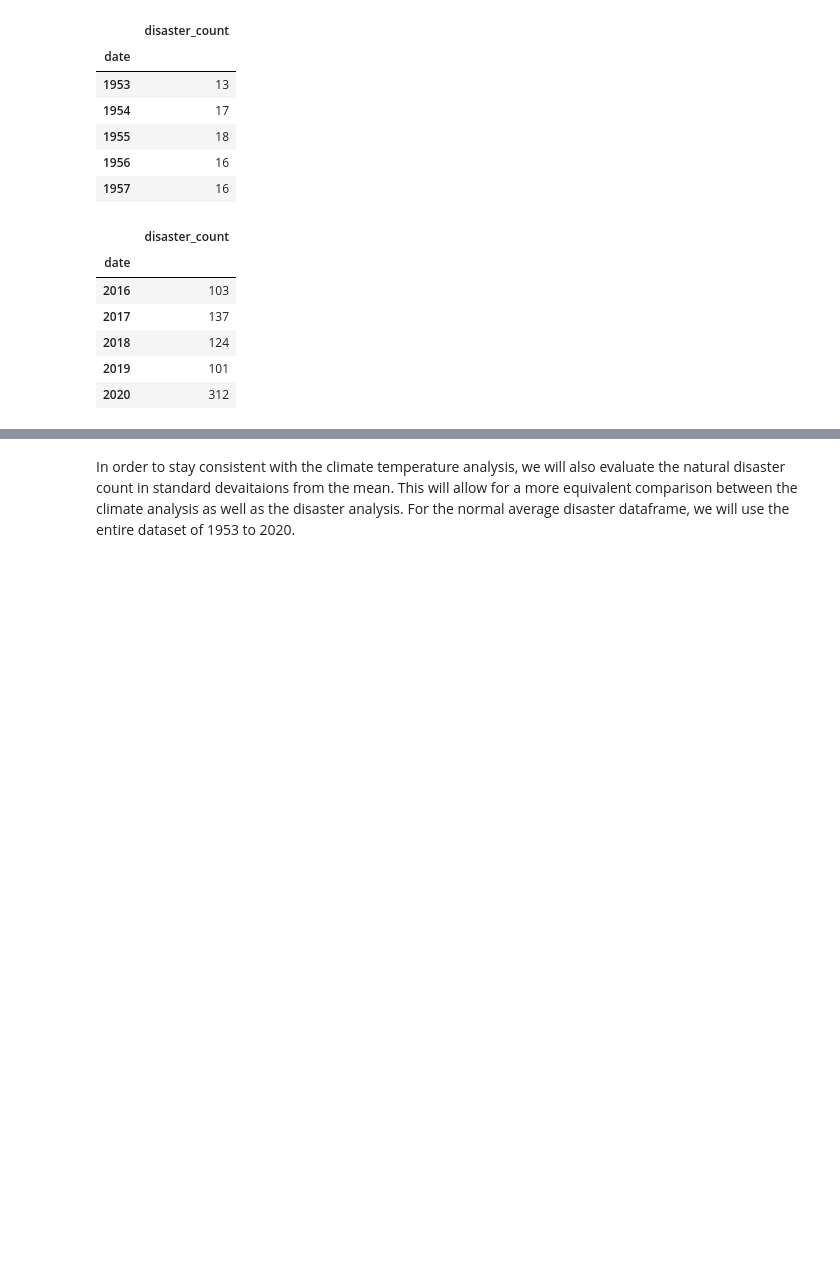
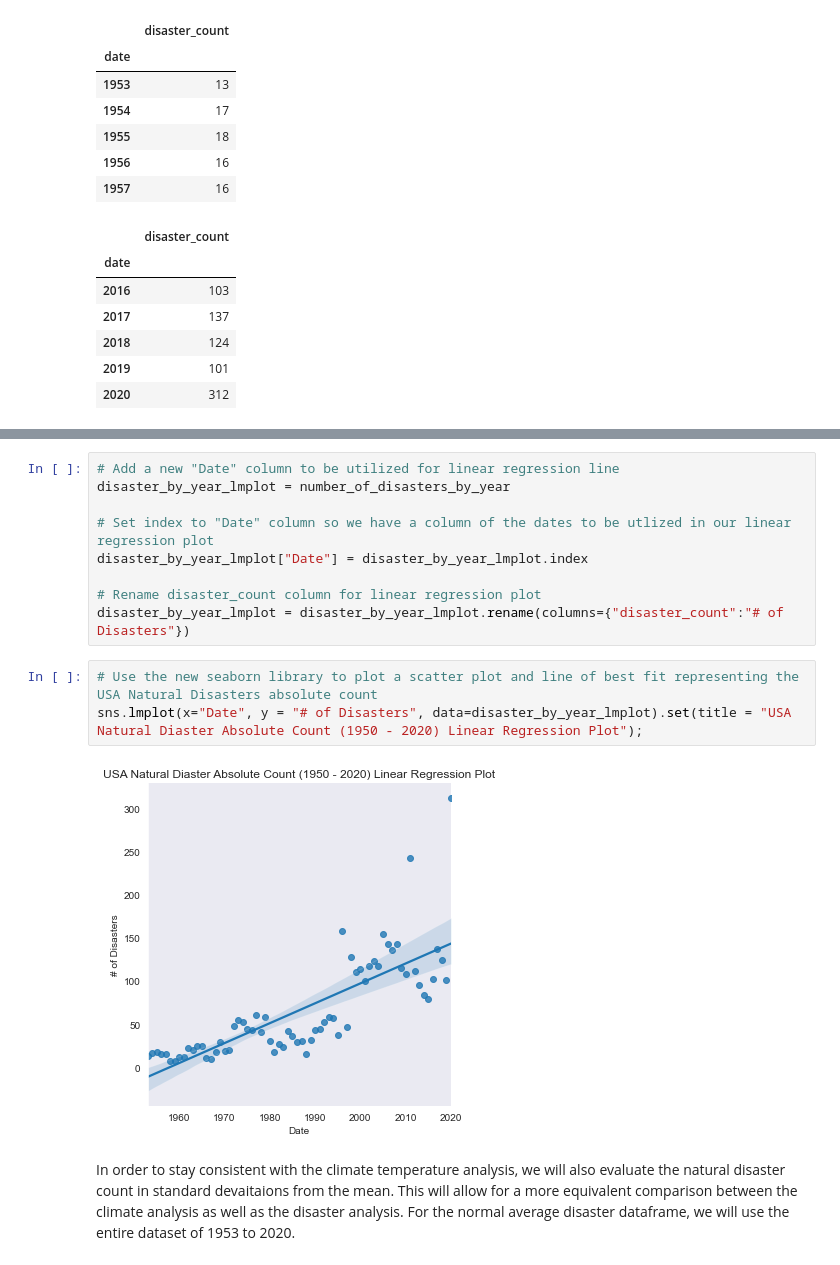
Before and after one commit to joshuacreveling/Group_Project_1, a Jupyter notebook: commodities_prices_vs_climate_change.ipynb, the cells around one changed output, grey strips where cells are left out. Cells and saved outputs as stored; diff of their text form; blank space fills up the shorter version.

```diff
--- a/commodities_prices_vs_climate_change.ipynb
+++ b/commodities_prices_vs_climate_change.ipynb
@@ -475,3 +482,17 @@ number_of_disasters_by_year.hvplot(title = "USA Natural Diaster Absolute Count (
+# %%
+# Add a new "Date" column to be utilized for linear regression line
+disaster_by_year_lmplot = number_of_disasters_by_year
+
+# Set index to "Date" column so we have a column of the dates to be utlized in our linear regression plot
+disaster_by_year_lmplot["Date"] = disaster_by_year_lmplot.index
+
+# Rename disaster_count column for linear regression plot
+disaster_by_year_lmplot = disaster_by_year_lmplot.rename(columns={"disaster_count":"# of Disasters"})
+# %%
+# Use the new seaborn library to plot a scatter plot and line of best fit representing the USA Natural Disasters absolute count
+sns.lmplot(x="Date", y = "# of Disasters", data=disaster_by_year_lmplot).set(title = "USA Natural Diaster Absolute Count (1950 - 2020) Linear Regression Plot");
+# %% [output]
+[figure, added]
 # %% [markdown]
 In order to stay consistent with the climate temperature analysis, we will also evaluate the natural disaster count in standard devaitaions from the mean.  This will allow for a more equivalent comparison between the climate analysis as well as the disaster analysis.  For the normal average disaster dataframe, we will use the entire dataset of 1953 to 2020.
 # %%
```
Also changed, not shown: parts of 2 cells of this notebook.
